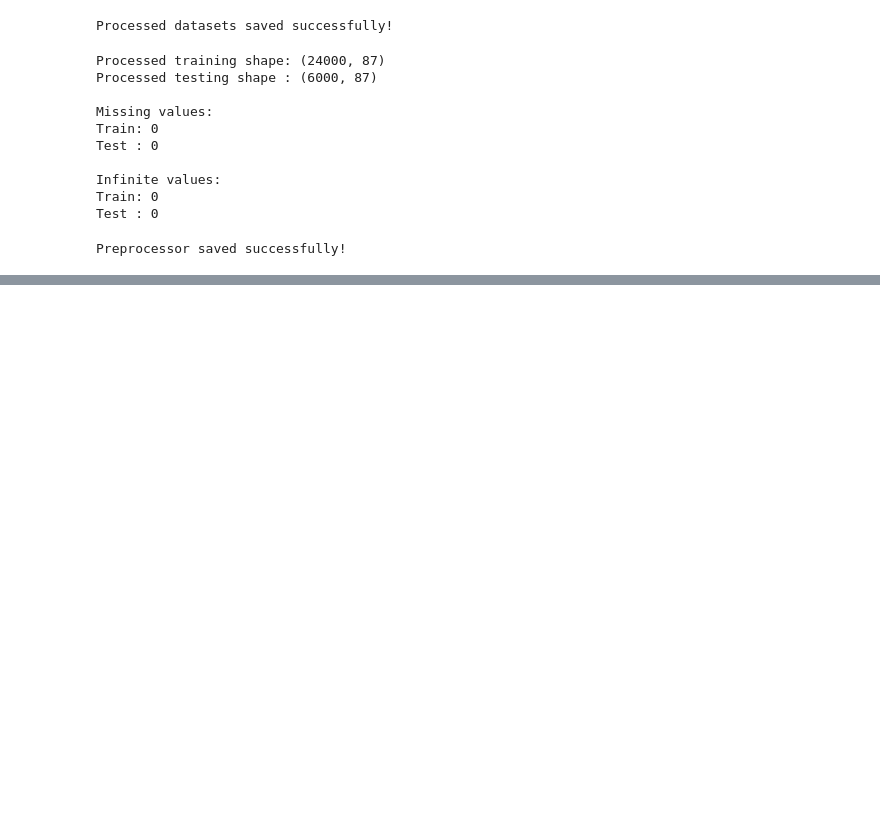
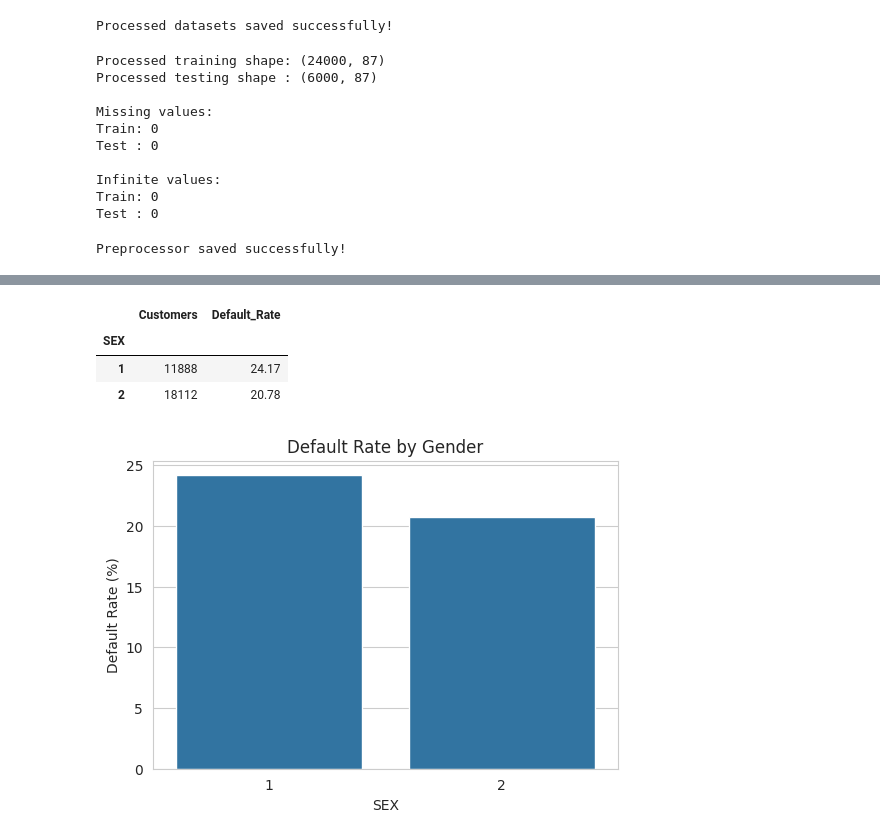
Before and after one commit to riasad30/Thesis, a Jupyter notebook: Untitled0.ipynb, the cells around one changed output, grey strips where cells are left out. Saved outputs shown, nothing was run; the diff lists cells and outputs as text; code cells hidden in the pictures; blank space fills up the shorter version.

```diff
--- a/Untitled0.ipynb
+++ b/Untitled0.ipynb
@@ -1052,0 +1177,51 @@ Preprocessor saved successfully!
+# %%
+# ============================================================
+# DEFAULT RATE BY SEX
+# ============================================================
+
+
+sex_result = (
+    clean_df
+    .groupby('SEX')[target_col]
+    .agg(
+        Customers='count',
+        Default_Rate='mean'
+    )
+)
+
+
+sex_result['Default_Rate'] *= 100
+
+
+display(
+    sex_result.round(2)
+)
+
+
+plt.figure(figsize=(6,4))
+
+
+sns.barplot(
+    data=sex_result.reset_index(),
+    x='SEX',
+    y='Default_Rate'
+)
+
+
+plt.title(
+    "Default Rate by Gender"
+)
+
+
+plt.ylabel(
+    "Default Rate (%)"
+)
+
+
+plt.show()
+# %% [output]
+|  | Customers | Default_Rate |
+| SEX |  |  |
+| 1 | 11888 | 24.17 |
+| 2 | 18112 | 20.78 |
+[figure, added]
```
Also changed, not shown: parts of 30 cells of this notebook.
